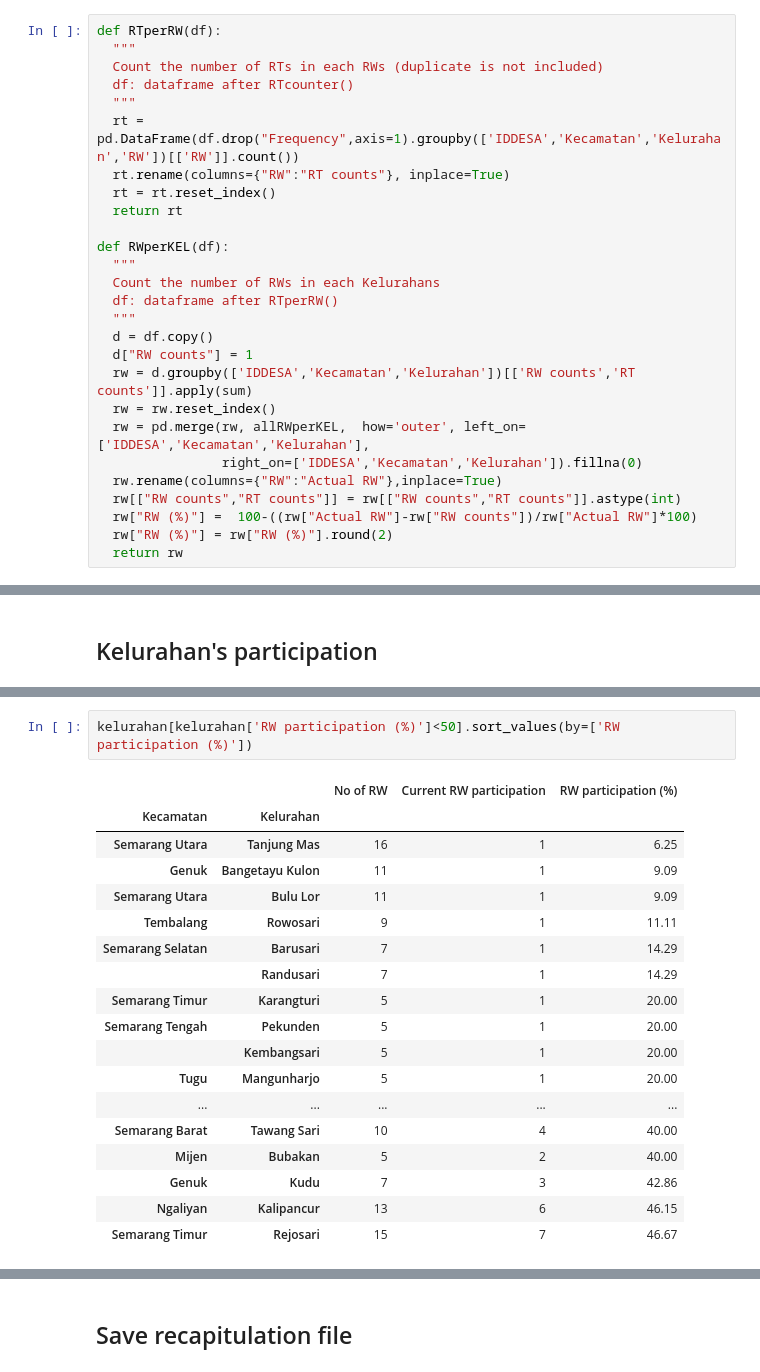
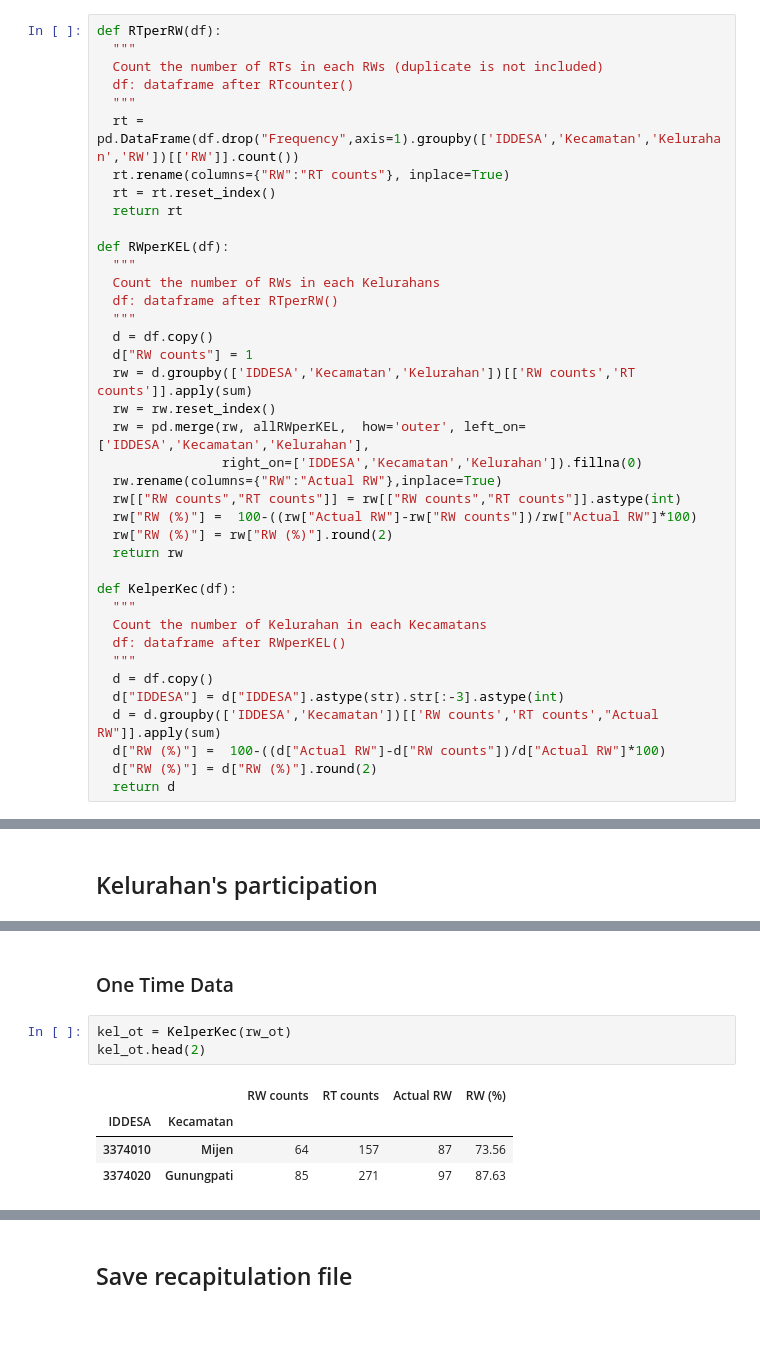
Before and after one commit to ninanrh/smg_siap, a Jupyter notebook: Data_Cleaning_SIAP.ipynb, the cells around one changed output, grey strips where cells are left out. Cells and saved outputs as stored; diff of their text form; blank space fills up the shorter version.

```diff
--- a/Data_Cleaning_SIAP.ipynb
+++ b/Data_Cleaning_SIAP.ipynb
@@ -251,6 +235,18 @@ def RWperKEL(df):
   rw["RW (%)"] =  100-((rw["Actual RW"]-rw["RW counts"])/rw["Actual RW"]*100)
   rw["RW (%)"] = rw["RW (%)"].round(2)
   return rw
+
+def KelperKec(df):
+  """
+  Count the number of Kelurahan in each Kecamatans
+  df: dataframe after RWperKEL()
+  """
+  d = df.copy()
+  d["IDDESA"] = d["IDDESA"].astype(str).str[:-3].astype(int)
+  d = d.groupby(['IDDESA','Kecamatan'])[['RW counts','RT counts',"Actual RW"]].apply(sum)
+  d["RW (%)"] =  100-((d["Actual RW"]-d["RW counts"])/d["Actual RW"]*100)
+  d["RW (%)"] = d["RW (%)"].round(2)
+  return d
 # %%
 def saver(df,fname,sname,mode):
   """
@@ -652,21 +460,10 @@ kelurahan
-# %%
-kelurahan[kelurahan['RW participation (%)']<50].sort_values(by=['RW participation (%)'])
-# %% [output]
-|  |  | No of RW | Current RW participation | RW participation (%) |
-| Kecamatan | Kelurahan |  |  |  |
-| Semarang Utara | Tanjung Mas | 16 | 1 | 6.25 |
-| Genuk | Bangetayu Kulon | 11 | 1 | 9.09 |
-| Semarang Utara | Bulu Lor | 11 | 1 | 9.09 |
-| Tembalang | Rowosari | 9 | 1 | 11.11 |
-| Semarang Selatan | Barusari | 7 | 1 | 14.29 |
-|  | Randusari | 7 | 1 | 14.29 |
-| Semarang Timur | Karangturi | 5 | 1 | 20.00 |
-| Semarang Tengah | Pekunden | 5 | 1 | 20.00 |
-|  | Kembangsari | 5 | 1 | 20.00 |
-| Tugu | Mangunharjo | 5 | 1 | 20.00 |
-| ... | ... | ... | ... | ... |
-| Semarang Barat | Tawang Sari | 10 | 4 | 40.00 |
-| Mijen | Bubakan | 5 | 2 | 40.00 |
-| Genuk | Kudu | 7 | 3 | 42.86 |
-| Ngaliyan | Kalipancur | 13 | 6 | 46.15 |
-| Semarang Timur | Rejosari | 15 | 7 | 46.67 |
+# %% [markdown]
+### One Time Data
+# %%
+kel_ot = KelperKec(rw_ot)
+kel_ot.head(2)
+# %% [output]
+|  |  | RW counts | RT counts | Actual RW | RW (%) |
+| IDDESA | Kecamatan |  |  |  |  |
+| 3374010 | Mijen | 64 | 157 | 87 | 73.56 |
+| 3374020 | Gunungpati | 85 | 271 | 97 | 87.63 |
```
Also changed, not shown: parts of 32 cells of this notebook.
